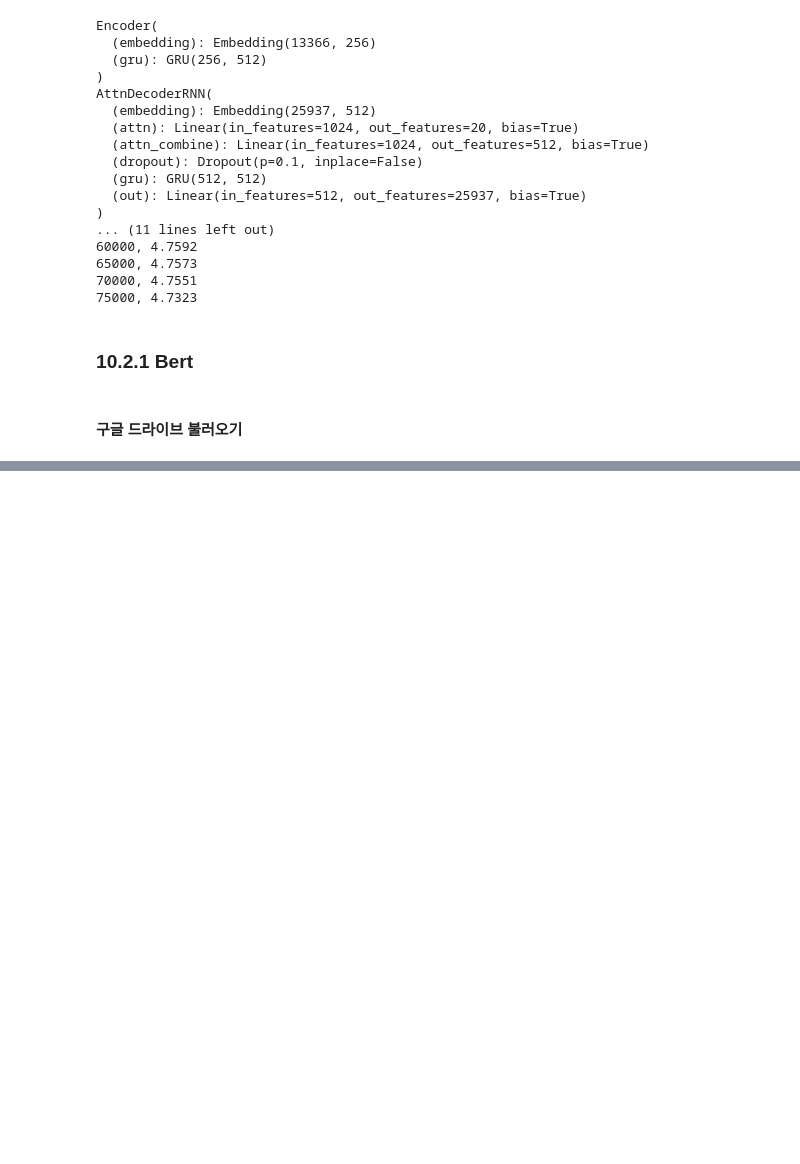
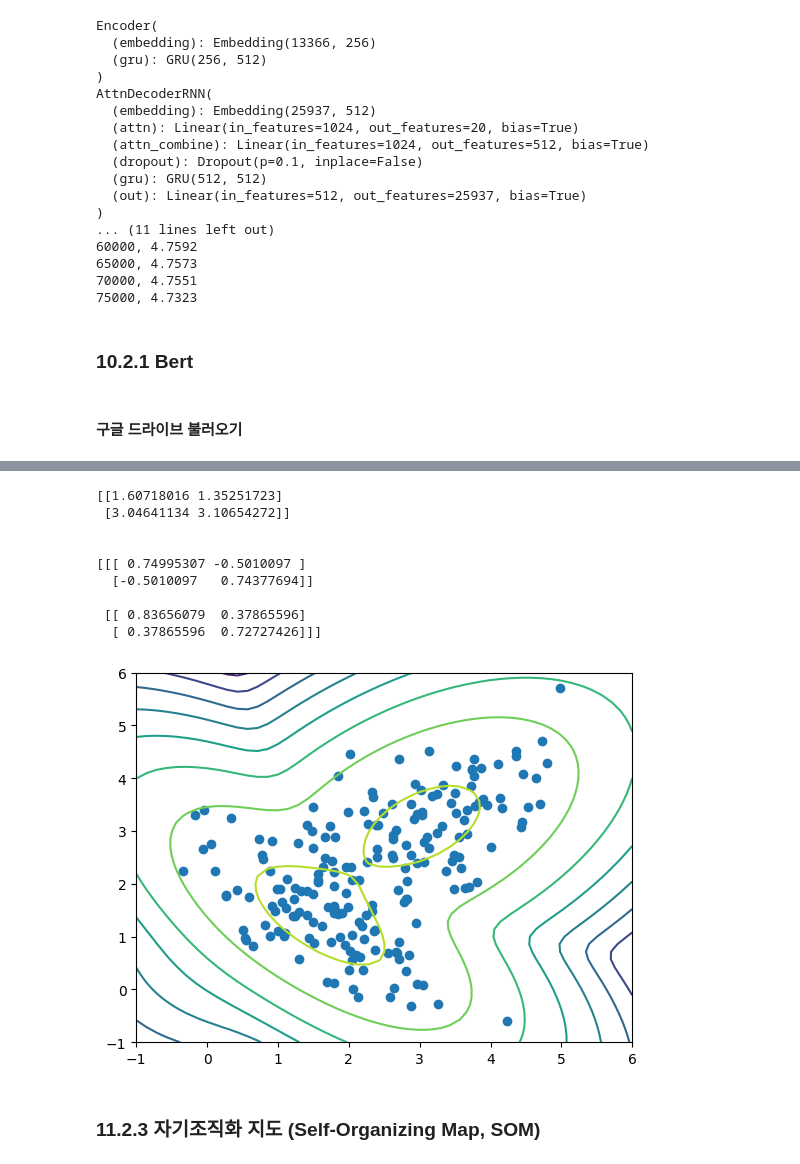
Before and after one commit to va4756/deeplearn_practice, a Jupyter notebook: pytorch_deeplearn_03.ipynb, the cells around one changed output, grey strips where cells are left out. Drawn from its saved outputs; the diff is of its cells as text; code cells hidden in the pictures; blank space fills up the shorter version.

```diff
--- a/pytorch_deeplearn_03.ipynb
+++ b/pytorch_deeplearn_03.ipynb
@@ -601,0 +1257,34 @@ drive.mount('/content/drive')
+# %%
+import numpy as np
+import matplotlib.pyplot as plt
+from sklearn.mixture import GaussianMixture
+X_train = np.load('/content/data.npy')
+# %%
+gmm = GaussianMixture(n_components=2)
+gmm.fit(X_train)
+
+print(gmm.means_)
+print('\n')
+print(gmm.covariances_)
+
+X, Y = np.meshgrid(np.linspace(-1, 6), np.linspace(-1, 6))
+XX = np.array([X.ravel(), Y.ravel()]).T
+Z = gmm.score_samples(XX)
+Z = Z.reshape((50, 50))
+
+plt.contour(X, Y, Z)
+plt.scatter(X_train[:, 0], X_train[:, 1])
+plt.show()
+# %% [output]
+[[1.60718016 1.35251723]
+ [3.04641134 3.10654272]]
+
+
+[[[ 0.74995307 -0.5010097 ]
+  [-0.5010097   0.74377694]]
+
+ [[ 0.83656079  0.37865596]
+  [ 0.37865596  0.72727426]]]
+[figure, added]
+# %% [markdown]
+### 11.2.3 자기조직화 지도 (Self-Organizing Map, SOM)
```
Also changed, not shown: parts of 67 cells of this notebook.
